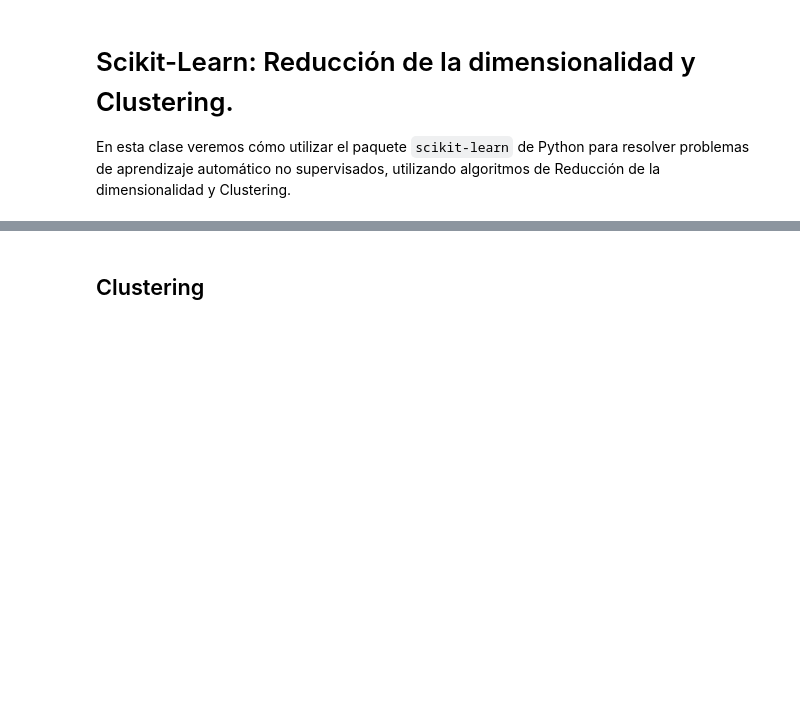
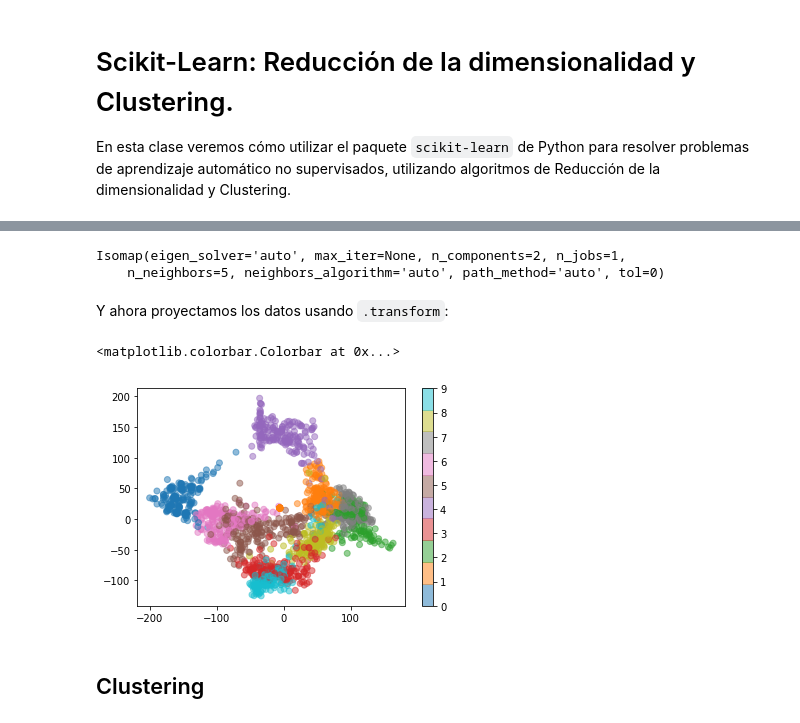
Before and after one commit to CAChemE/python-analisis-modelado-datos, a Jupyter notebook: notebooks/0202-ScikitLearn-ReducDimens-y-Clustering.ipynb, the cells around one changed output, grey strips where cells are left out. Cells and saved outputs as stored; diff of their text form; code cells hidden in the pictures; blank space fills up the shorter version.

```diff
--- a/notebooks/0202-ScikitLearn-ReducDimens-y-Clustering.ipynb
+++ b/notebooks/0202-ScikitLearn-ReducDimens-y-Clustering.ipynb
@@ -18,0 +57,8 @@ np.random.seed(42)
+# %%
+# Entrenamos
+model.fit(digits.data)
+# %% [output]
+Isomap(eigen_solver='auto', max_iter=None, n_components=2, n_jobs=1,
+    n_neighbors=5, neighbors_algorithm='auto', path_method='auto', tol=0)
+# %% [markdown]
+Y ahora proyectamos los datos usando `.transform`:
@@ -19,3 +68,14 @@ np.random.seed(42)
+# %%
+# representamos
+plt.scatter(
+    digits_proj[:, 0], digits_proj[:, 1], c=digits.target,
+    cmap=plt.cm.get_cmap('tab10', 10),
+    alpha=0.5
+)
+plt.colorbar()
+# %% [output]
+<matplotlib.colorbar.Colorbar at 0x...>
+[figure, added]
 # %% [markdown]
 ## Clustering
 # %% [markdown]
```
Also changed, not shown: parts of 40 cells of this notebook, 5 other files.
